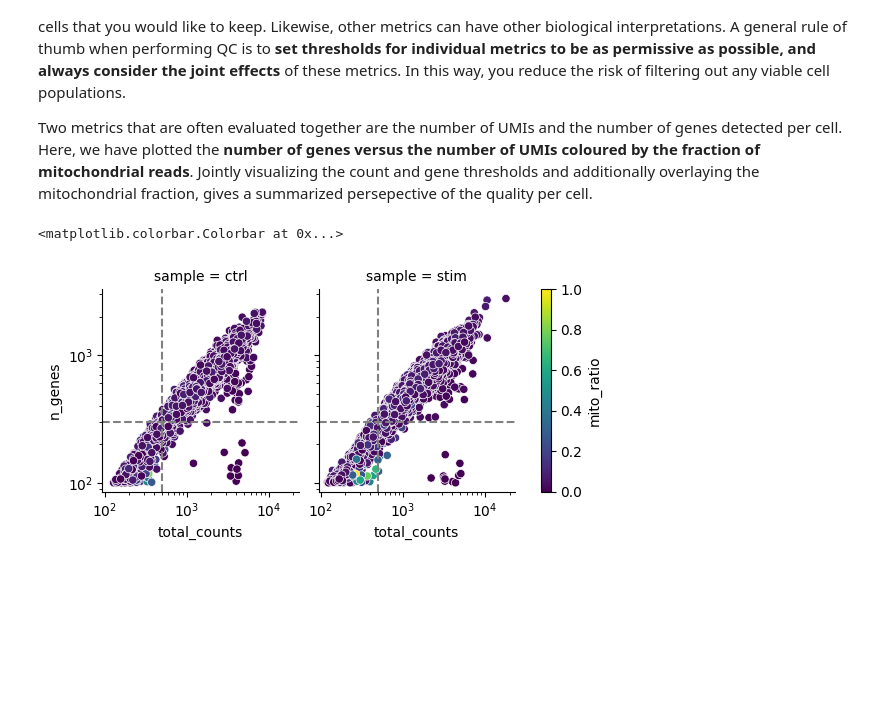
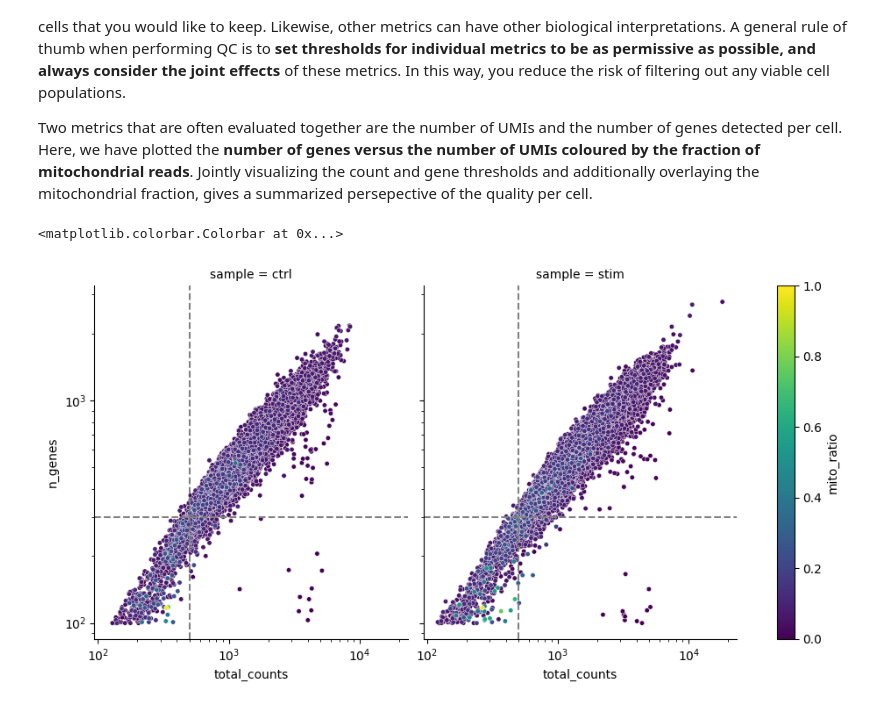
Before and after one commit to nsohail19/Intro-to-scRNAseq-scanpy, a Jupyter notebook: lessons/05_SC_quality_control.ipynb, the cells around one changed output. Drawn from its saved outputs; the diff is of its cells as text; code cells hidden in the pictures; blank space fills up the shorter version.

```diff
--- a/lessons/04_SC_quality_control.ipynb
+++ b/lessons/05_SC_quality_control.ipynb
@@ -243,25 +243,30 @@ Considering any of these QC metrics in isolation can lead to misinterpretation o
 
 Two metrics that are often evaluated together are the number of UMIs and the number of genes detected per cell. Here, we have plotted the **number of genes versus the number of UMIs coloured by the fraction of mitochondrial reads**. Jointly visualizing the count and gene thresholds and additionally overlaying the mitochondrial fraction, gives a summarized persepective of the quality per cell.
 # %%
-g = sns.FacetGrid(adata.obs, col="sample")
+# Order dataset so we can clearly see largest values
+meta = adata.obs.sort_values('mito_ratio', ascending=True)
+
+g = sns.FacetGrid(meta,
+                  col="sample",
+                  height=5)
 g.map_dataframe(sns.scatterplot,
                 x="total_counts",
                 y="n_genes",
                 hue="mito_ratio",
-                palette="viridis")
+                palette="viridis", s=15)
 
 # Log10 scale x- and y-axis
 for ax in g.axes.flat:
     ax.set(xscale="log", yscale="log")
 
 # Add lines
 g.refline(x=500, y=300)
 
 # Add colorbar legend
 sm = g.axes[0, 0].collections[0]
 plt.colorbar(sm,
              ax=g.axes,
              label="mito_ratio")
 # %% [output]
 <matplotlib.colorbar.Colorbar at 0x...>
-[figure, old version]
+[figure, new version]
```
Also changed, not shown: parts of 13 cells of this notebook, 28 other files.
